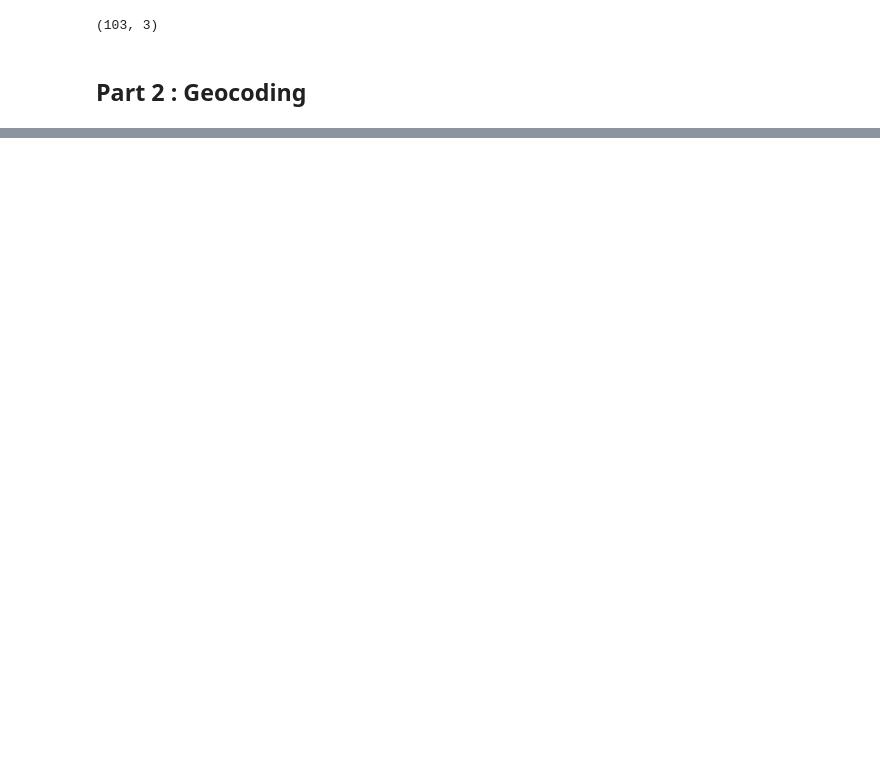
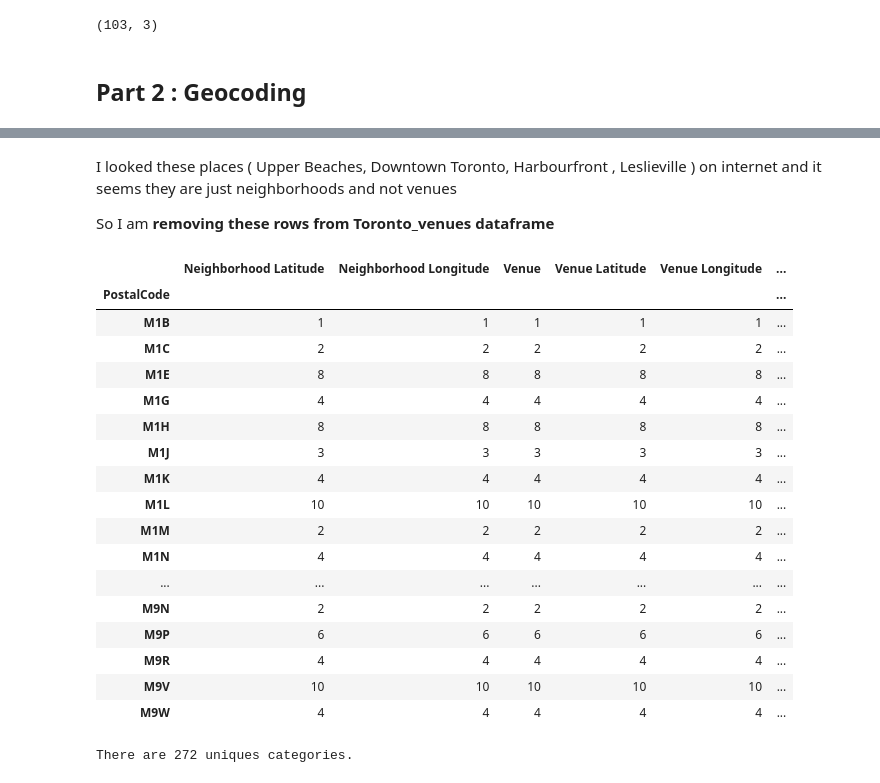
Before and after one commit to athulvingt/Coursera_Capstone, a Jupyter notebook: clustering_neighbourhood.ipynb, the cells around one changed output, grey strips where cells are left out. Saved outputs shown, nothing was run; the diff lists cells and outputs as text; code cells hidden in the pictures; blank space fills up the shorter version.

```diff
--- a/clustering_neighbourhood.ipynb
+++ b/clustering_neighbourhood.ipynb
@@ -136,0 +357,5 @@ longitude = lat_lng_coords[1]
+# %%
+# filter columns
+filtered_columns = ['venue.name', 'venue.categories', 'venue.location.lat', 'venue.location.lng']
+nearby_venues =nearby_venues.loc[:, filtered_columns]
+nearby_venues.head()
@@ -136,0 +366,8 @@ longitude = lat_lng_coords[1]
+# %%
+# filter the category for each row
+nearby_venues['venue.categories'] = nearby_venues.apply(get_category_type, axis=1)
+
+# clean columns
+nearby_venues.columns = [col.split(".")[-1] for col in nearby_venues.columns]
+
+nearby_venues.head()
@@ -136,0 +426,8 @@ longitude = lat_lng_coords[1]
+# %%
+#get nearby venues
+
+Toronto_data = neighborhoods.copy()
+Toronto_venues = getNearbyVenues(names=Toronto_data['Neighborhood'],
+                                   postal = Toronto_data['PostalCode'],
+                                   latitudes=Toronto_data['lat'],
+                                   longitudes=Toronto_data['lon'])
@@ -136,0 +480,31 @@ longitude = lat_lng_coords[1]
+# %% [markdown]
+I looked these places ( Upper Beaches, Downtown Toronto, Harbourfront	, Leslieville	) on internet and it seems they are just neighborhoods and not venues
+
+So I am **removing these rows from Toronto_venues dataframe**
+# %%
+Toronto_venues.drop(Toronto_venues.index[Toronto_venues['Venue Category'] == 'Neighborhood'], inplace = True)
+# %%
+Toronto_venues.groupby('PostalCode').count()
+# %% [output]
+|  | Neighborhood Latitude | Neighborhood Longitude | Venue | Venue Latitude | Venue Longitude | ... |
+| PostalCode |  |  |  |  |  | ... |
+| M1B | 1 | 1 | 1 | 1 | 1 | ... |
+| M1C | 2 | 2 | 2 | 2 | 2 | ... |
+| M1E | 8 | 8 | 8 | 8 | 8 | ... |
+| M1G | 4 | 4 | 4 | 4 | 4 | ... |
+| M1H | 8 | 8 | 8 | 8 | 8 | ... |
+| M1J | 3 | 3 | 3 | 3 | 3 | ... |
+| M1K | 4 | 4 | 4 | 4 | 4 | ... |
+| M1L | 10 | 10 | 10 | 10 | 10 | ... |
+| M1M | 2 | 2 | 2 | 2 | 2 | ... |
+| M1N | 4 | 4 | 4 | 4 | 4 | ... |
+| ... | ... | ... | ... | ... | ... | ... |
+| M9N | 2 | 2 | 2 | 2 | 2 | ... |
+| M9P | 6 | 6 | 6 | 6 | 6 | ... |
+| M9R | 4 | 4 | 4 | 4 | 4 | ... |
+| M9V | 10 | 10 | 10 | 10 | 10 | ... |
+| M9W | 4 | 4 | 4 | 4 | 4 | ... |
+# %%
+print('There are {} uniques categories.'.format(len(Toronto_venues['Venue Category'].unique())))
+# %% [output]
+There are 272 uniques categories.
```
Also changed, not shown: parts of 82 cells of this notebook.
